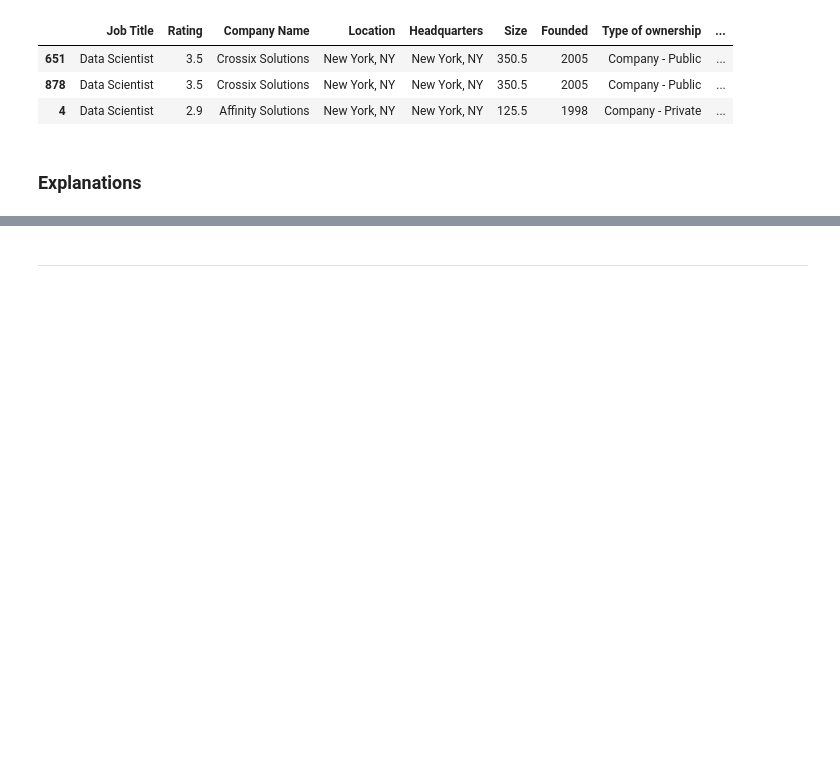
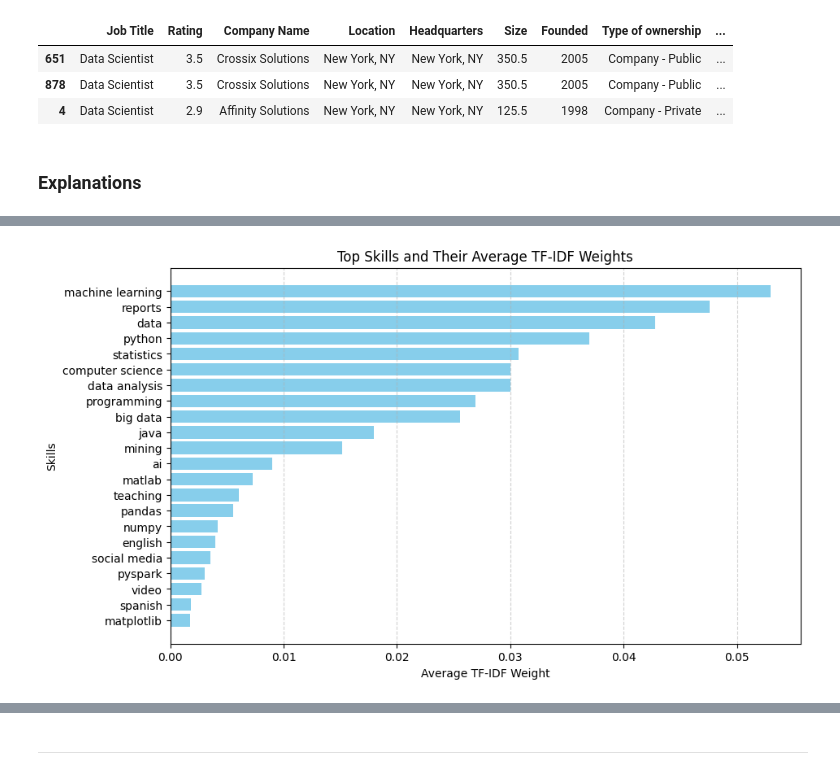
Before and after one commit to AyseTheArk/Job-Recommender-System, a Jupyter notebook: Recommender/jobrec.ipynb, the cells around one changed output, grey strips where cells are left out. Drawn from its saved outputs; the diff is of its cells as text; code cells hidden in the pictures; blank space fills up the shorter version.

Commit message:
added tfidf chart + new dataset

```diff
--- a/Recommender/jobrec.ipynb
+++ b/Recommender/jobrec.ipynb
@@ -414,0 +369,75 @@ Preferred Location: New York, NY
+# %%
+import random
+import string
+import matplotlib.pyplot as plt
+
+
+
+# Set the length of the random string
+string_length = 5
+
+
+job_desc_skills = []
+pattern2 = re.compile(r'\b(' + '|'.join(re.escape(skill) for skill in skills_data) + r')\b', re.IGNORECASE)
+for jd in jd_df["Processed_JD"]:
+    skills_special_token = []
+    # Find skills in the text using the regular expression pattern
+    skills_list = list(match.group(0) for match in pattern.finditer(jd))
+    for skill in skills_list:
+        random_string = ''.join(random.choice(string.ascii_letters) for _ in range(string_length))
+        skills_special_token.append(skill)
+        skills_special_token.append(random_string)
+    job_desc_skills.append(" ".join(skills_special_token))
+
+vectorizer = TfidfVectorizer(ngram_range=(1, 2))
+tfidf_matrix = vectorizer.fit_transform(job_desc_skills)
+# Access the TF-IDF matrix
+tfidf_matrix_array = tfidf_matrix.toarray()
+# Get feature names from the vectorizer
+new_features = []
+new_scores =[]
+feature_names = vectorizer.get_feature_names_out()
+# Create a dataframe with feature names and their average TF-IDF weights across all job descriptions
+tfidf_df = pd.DataFrame({'Term': feature_names, 'Average_TFIDF_Weight': tfidf_matrix_array[1:].mean(axis=0)})
+# Sort the dataframe by TF-IDF weights to identify important terms
+top_terms = tfidf_df.sort_values(by='Average_TFIDF_Weight', ascending=False).head(30)
+df2 = top_terms.groupby('Average_TFIDF_Weight')
+for i in range(len(list(df2.groups.keys()))):
+    group = df2.get_group(list(df2.groups.keys())[i])
+    terms = list(group["Term"])
+    longest_word = max(terms, key=len, default=None)
+    superword = [word for word in terms if longest_word in word]
+    new_features.extend(superword)
+    for i in range(len(superword)):
+        new_scores.append(list(group["Average_TFIDF_Weight"])[0] )
+final_df = pd.DataFrame({
+    'Term': new_features,
+    'Average_TFIDF_Weight': new_scores
+})
+
+
+
+
+
+
+
+# Extract the top terms and their weights
+top_terms_skills = final_df['Term']
+top_terms_weights = final_df['Average_TFIDF_Weight']
+
+# Create a bar plot
+plt.figure(figsize=(10, 6))
+plt.barh(top_terms_skills, top_terms_weights, color='skyblue')
+plt.xlabel('Average TF-IDF Weight')
+plt.ylabel('Skills')
+plt.title('Top Skills and Their Average TF-IDF Weights')
+plt.grid(axis='x', linestyle='--', alpha=0.6)
+plt.show()
+
+print(f"Top Terms Contributing to Similarity:")
+print(top_terms[['Term', 'Average_TFIDF_Weight']])
+print("\nKnowledge-Based Criteria:")
+print(f"Preferred Industry: {preferred_industry}")
+print(f"Preferred Location: {preferred_location}")
+# %% [output]
+[figure, added]
```
Also changed, not shown: parts of 15 cells of this notebook, 2 other files.
